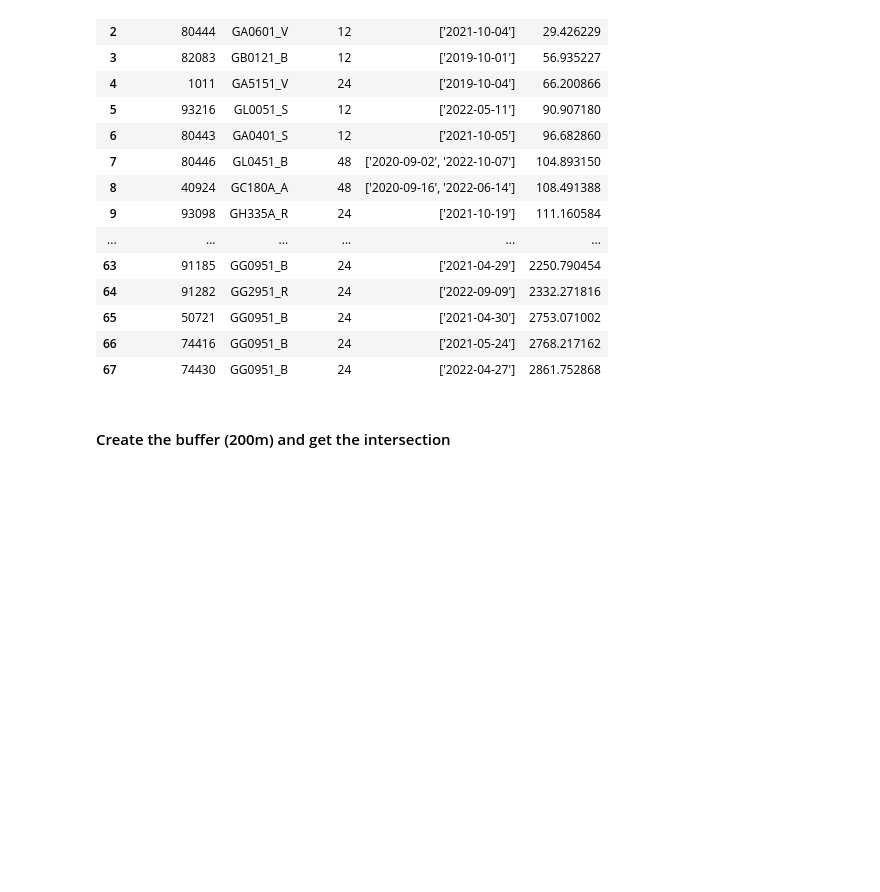
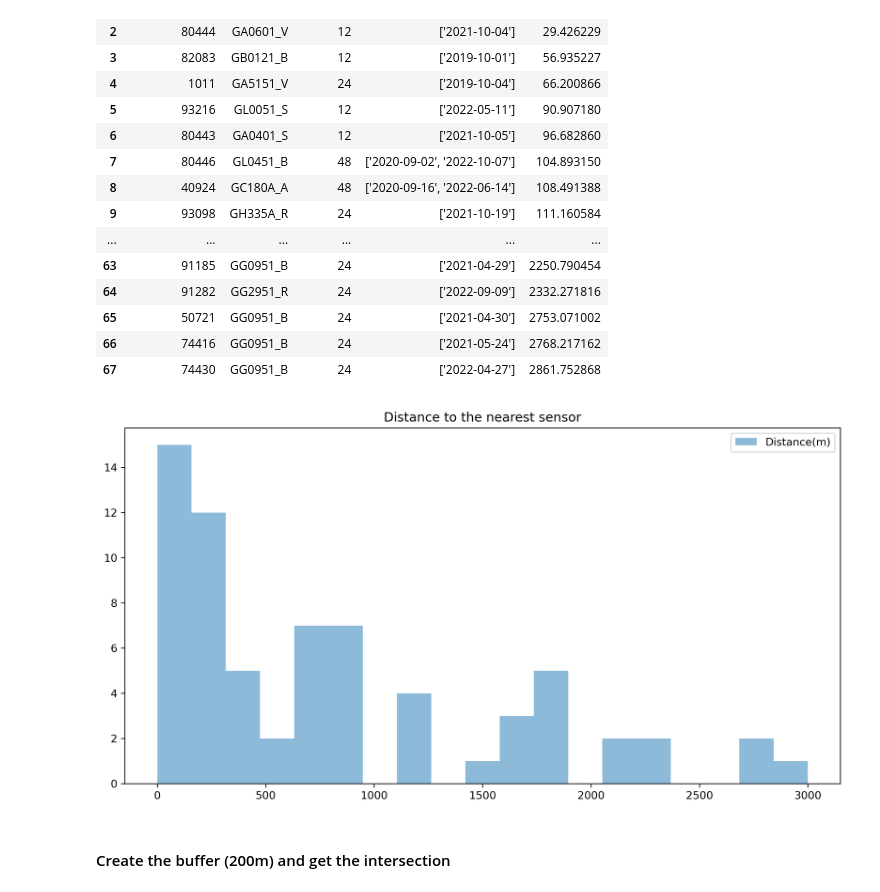
Before and after one commit to YueLi-0816/data_paper, a Jupyter notebook: Traffic_counts_read.ipynb, the cells around one changed output. Cells and saved outputs as stored; diff of their text form; code cells hidden in the pictures; blank space fills up the shorter version.

```diff
--- a/Traffic_counts_read.ipynb
+++ b/Traffic_counts_read.ipynb
@@ -185,6 +170,23 @@ countpoint_dis[['count_point_id','siteId','data_len','date','distances']].sort_v
 | 65 | 50721 | GG0951_B | 24 | ['2021-04-30'] | 2753.071002 |
 | 66 | 74416 | GG0951_B | 24 | ['2021-05-24'] | 2768.217162 |
 | 67 | 74430 | GG0951_B | 24 | ['2022-04-27'] | 2861.752868 |
+# %%
+def make_hist_plot(X, lable, title, X_max, bin_num):
+    figure(figsize=(12, 6), dpi=300)
+
+    bins = np.linspace(0, X_max, bin_num)
+    x = np.array(X.tolist())
+
+    plt.hist(x, bins, alpha=0.5, label=lable)
+
+    plt.legend(loc='upper right')
+    plt.title(title)
+
+    return plt.show()
+
+make_hist_plot(countpoint_dis['distances'], 'Distance(m)', 'Distance to the nearest sensor', 3000, 20)
+# %% [output]
+[figure, added]
 # %% [markdown]
 #### Create the buffer (200m) and get the intersection
 # %%
```
Also changed, not shown: parts of 15 cells of this notebook.
